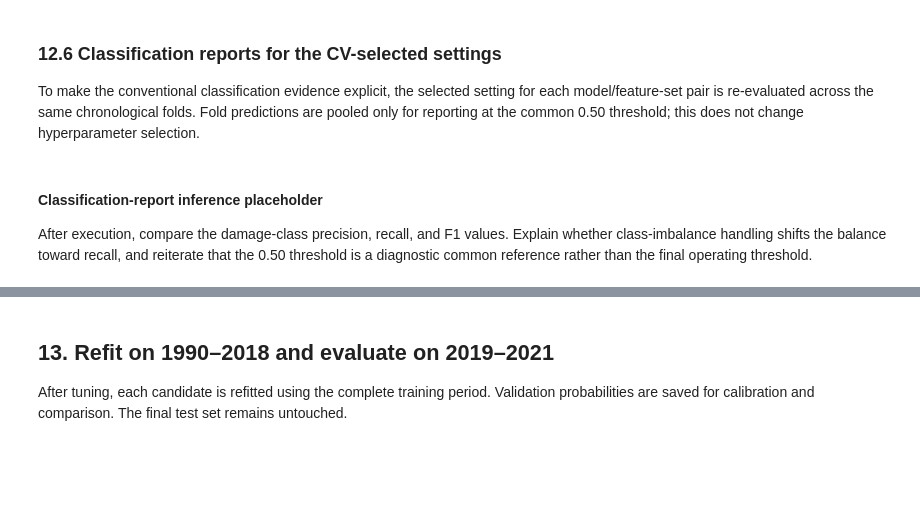
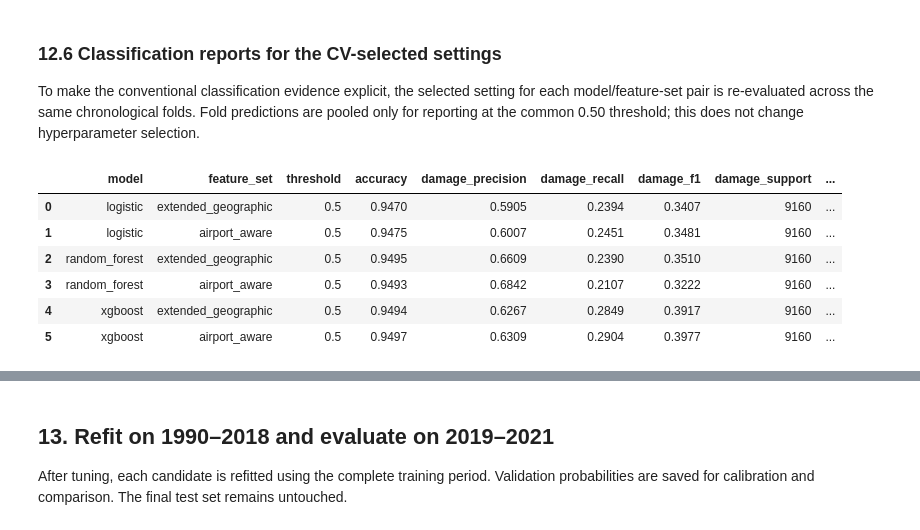
Before and after one commit to Gdfhf/faa-wildlife-strike-damage-analysis, a Jupyter notebook: notebooks/05_damage_modelling_updated.ipynb, the cells around one changed output, grey strips where cells are left out. Drawn from its saved outputs; the diff is of its cells as text; code cells hidden in the pictures; blank space fills up the shorter version.

```diff
--- a/notebooks/05_damage_modelling_updated.ipynb
+++ b/notebooks/05_damage_modelling_updated.ipynb
@@ -1170,34 +1876,39 @@ for (model_name, feature_set_name), params in best_settings.items():
         probabilities = pipeline.predict_proba(X_fold_val)[:, 1]
         predictions = (probabilities >= 0.50).astype(int)
         pooled_true.extend(y_fold_val.to_numpy())
         pooled_pred.extend(predictions)
 
     report = classification_report(
         pooled_true,
         pooled_pred,
         output_dict=True,
         zero_division=0
     )
 
     cv_classification_reports.append({
         "model": model_name,
         "feature_set": feature_set_name,
         "threshold": 0.50,
+        "accuracy": report["accuracy"],
         "damage_precision": report["1"]["precision"],
         "damage_recall": report["1"]["recall"],
         "damage_f1": report["1"]["f1-score"],
         "damage_support": int(report["1"]["support"]),
         "macro_f1": report["macro avg"]["f1-score"],
         "weighted_f1": report["weighted avg"]["f1-score"],
     })
 
 cv_classification_report_df = pd.DataFrame(cv_classification_reports)
 cv_classification_report_df.to_csv(
     OUTPUT_DIR / "cv_selected_settings_classification_report.csv",
     index=False
 )
 display(cv_classification_report_df.round(4))
+# %% [output]
+|  | model | feature_set | threshold | accuracy | damage_precision | damage_recall | damage_f1 | damage_support | ... |
+| 0 | logistic | extended_geographic | 0.5 | 0.9470 | 0.5905 | 0.2394 | 0.3407 | 9160 | ... |
+| 1 | logistic | airport_aware | 0.5 | 0.9475 | 0.6007 | 0.2451 | 0.3481 | 9160 | ... |
+| 2 | random_forest | extended_geographic | 0.5 | 0.9495 | 0.6609 | 0.2390 | 0.3510 | 9160 | ... |
+| 3 | random_forest | airport_aware | 0.5 | 0.9493 | 0.6842 | 0.2107 | 0.3222 | 9160 | ... |
+| 4 | xgboost | extended_geographic | 0.5 | 0.9494 | 0.6267 | 0.2849 | 0.3917 | 9160 | ... |
+| 5 | xgboost | airport_aware | 0.5 | 0.9497 | 0.6309 | 0.2904 | 0.3977 | 9160 | ... |
-# %% [markdown]
-#### Classification-report inference placeholder
-
-After execution, compare the damage-class precision, recall, and F1 values. Explain whether class-imbalance handling shifts the balance toward recall, and reiterate that the 0.50 threshold is a diagnostic common reference rather than the final operating threshold.
```
Also changed, not shown: parts of 62 cells of this notebook, 13 other files.
